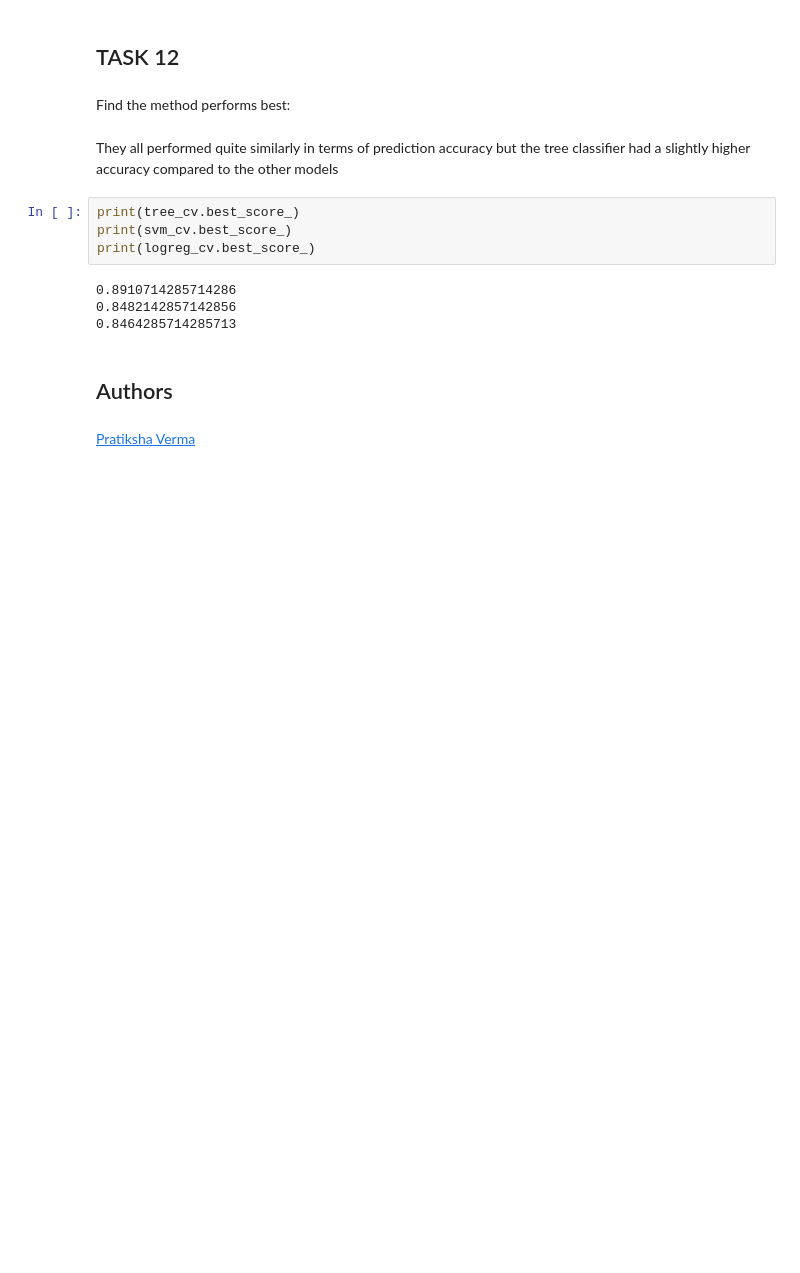
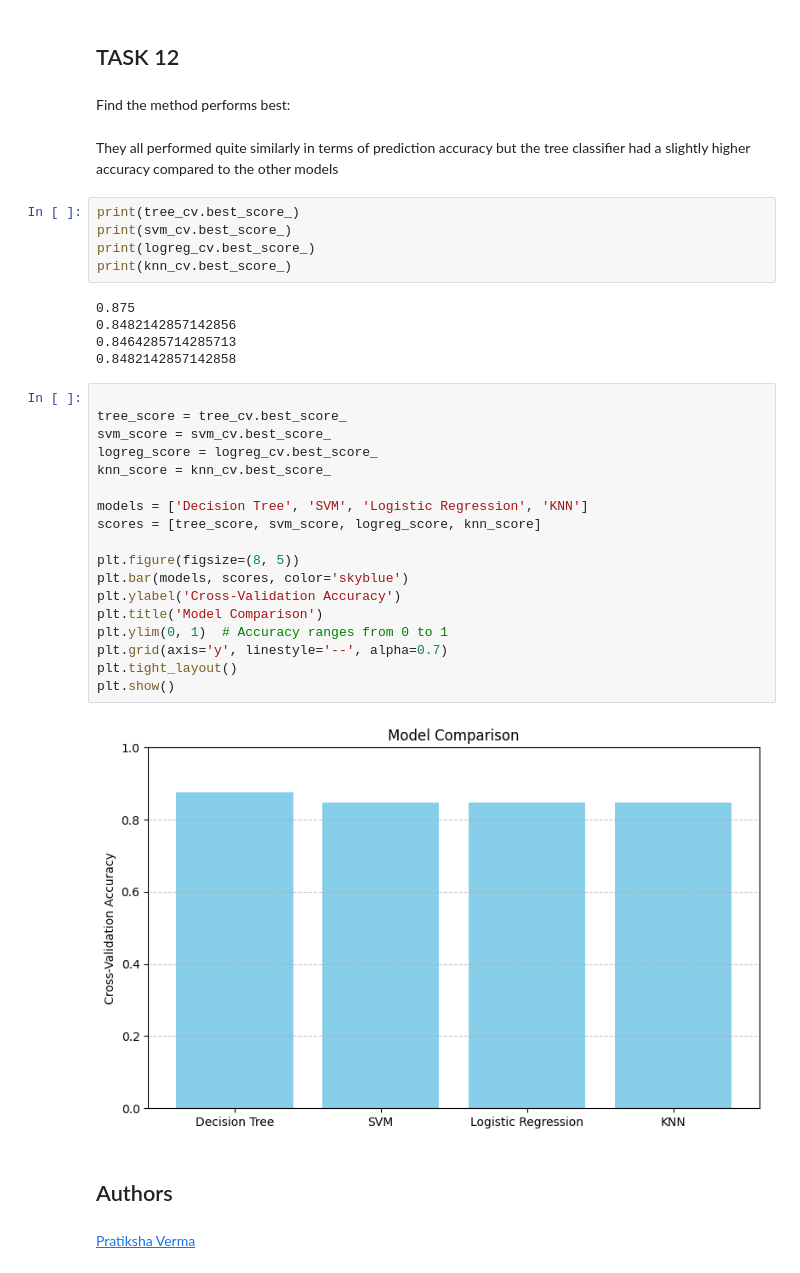
Before and after one commit to andrew-gavin/DataSciencePC, a Jupyter notebook: SpaceX-Machine-Learning-Prediction-Part-5-v1.ipynb, the cells around one changed output. Cells and saved outputs as stored; diff of their text form; blank space fills up the shorter version.

```diff
--- a/SpaceX-Machine-Learning-Prediction-Part-5-v1.ipynb
+++ b/SpaceX-Machine-Learning-Prediction-Part-5-v1.ipynb
@@ -345,10 +345,32 @@ They all performed quite similarly in terms of prediction accuracy but the tree
 print(tree_cv.best_score_)
 print(svm_cv.best_score_)
 print(logreg_cv.best_score_)
+print(knn_cv.best_score_)
 # %% [output]
-0.8910714285714286
+0.875
 0.8482142857142856
 0.8464285714285713
+0.8482142857142858
+# %%
+
+tree_score = tree_cv.best_score_
+svm_score = svm_cv.best_score_
+logreg_score = logreg_cv.best_score_
+knn_score = knn_cv.best_score_
+
+models = ['Decision Tree', 'SVM', 'Logistic Regression', 'KNN']
+scores = [tree_score, svm_score, logreg_score, knn_score]
+
+plt.figure(figsize=(8, 5))
+plt.bar(models, scores, color='skyblue')
+plt.ylabel('Cross-Validation Accuracy')
+plt.title('Model Comparison')
+plt.ylim(0, 1)  # Accuracy ranges from 0 to 1
+plt.grid(axis='y', linestyle='--', alpha=0.7)
+plt.tight_layout()
+plt.show()
+# %% [output]
+[figure, added]
 # %% [markdown]
 ## Authors
 # %% [markdown]
```
Also changed, not shown: parts of 3 cells of this notebook.
